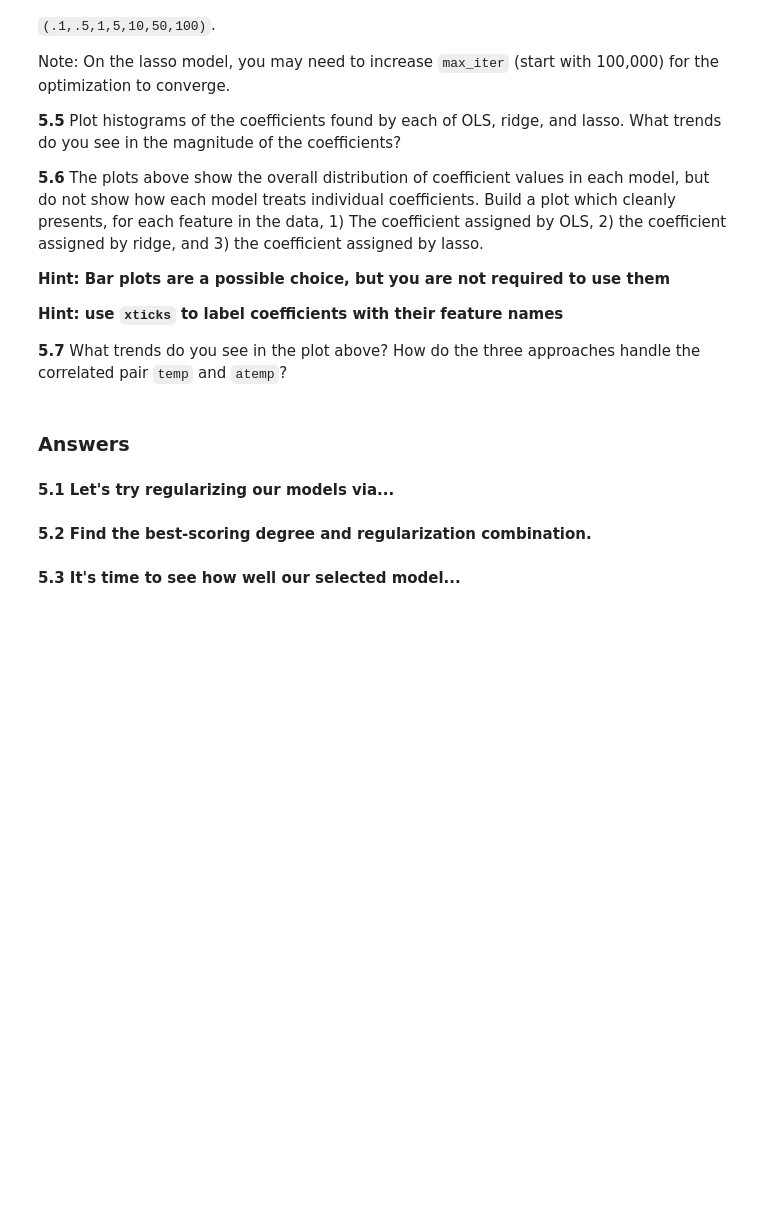
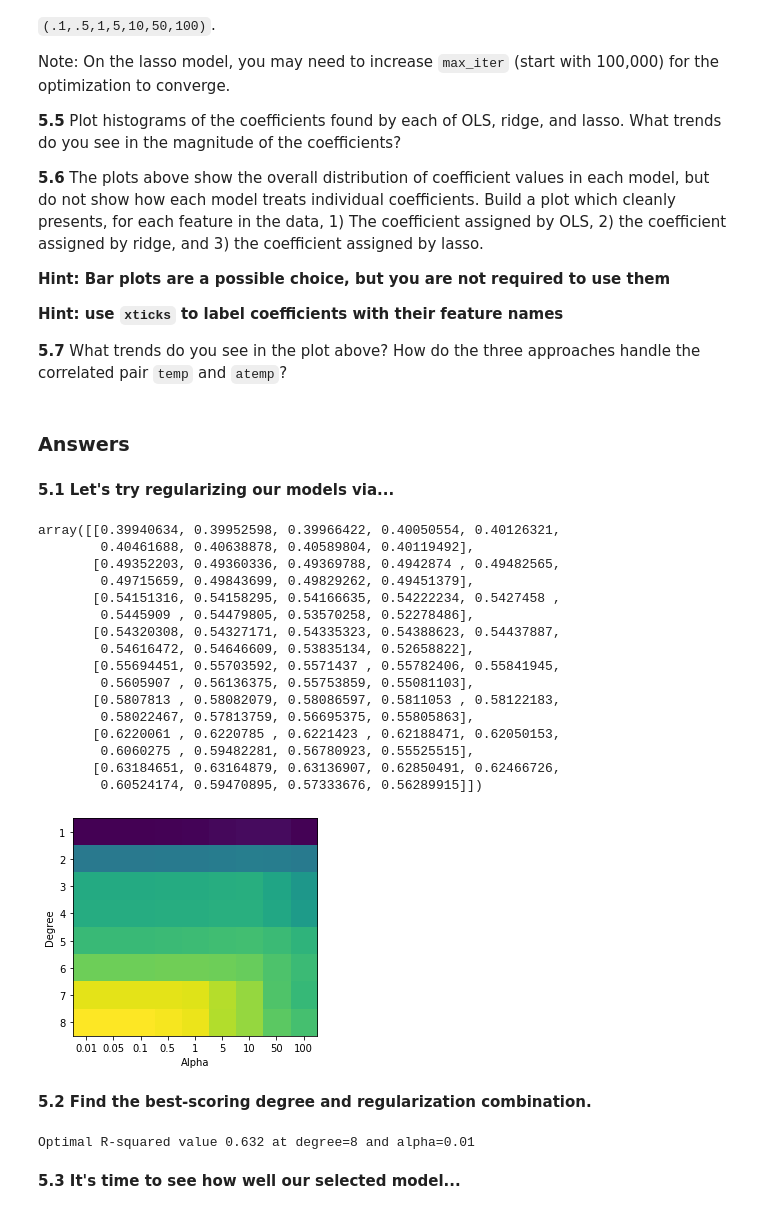
Before and after one commit to kdumontnu/2019-CS109A, a Jupyter notebook: homework/hw3/cs109a_hw3submit.ipynb, the cells around one changed output. Saved outputs shown, nothing was run; the diff lists cells and outputs as text; code cells hidden in the pictures; blank space fills up the shorter version.

```diff
--- a/homework/hw3/cs109a_hw3submit.ipynb
+++ b/homework/hw3/cs109a_hw3submit.ipynb
@@ -1122,2 +1118,42 @@ Note: On the lasso model, you may need to increase `max_iter` (start with 100,00
+# %%
+# Split training set
+BSS_train_split, BSS_val = train_test_split(BSS_train,
+                                           random_state = 90,
+                                           test_size = 0.8)
+alphas = [.01,.05,.1,.5,1,5,10,50,100]
+R_squared = np.zeros((8,len(alphas)))
+
+for degree in range(1,9):
+    x_train, y_train, x_val, y_val = get_design_mats(BSS_train_split.reset_index(), BSS_val.reset_index(), degree)
+
+    for alpha in alphas:
+        ridge_model = Ridge(alpha=alpha).fit(x_train, y_train)
+        R_squared[degree - 1][alphas.index(alpha)] = ridge_model.score(x_val, y_val)
+
+plt.imshow(R_squared)
+plt.xticks(np.arange(len(alphas)), labels=alphas)
+plt.yticks(np.arange(len(range(1,9))), labels=range(1,9))
+plt.xlabel('Alpha')
+plt.ylabel('Degree')
+
+R_squared
+# %% [output]
+array([[0.39940634, 0.39952598, 0.39966422, 0.40050554, 0.40126321,
+        0.40461688, 0.40638878, 0.40589804, 0.40119492],
+       [0.49352203, 0.49360336, 0.49369788, 0.4942874 , 0.49482565,
+        0.49715659, 0.49843699, 0.49829262, 0.49451379],
+       [0.54151316, 0.54158295, 0.54166635, 0.54222234, 0.5427458 ,
+        0.5445909 , 0.54479805, 0.53570258, 0.52278486],
+       [0.54320308, 0.54327171, 0.54335323, 0.54388623, 0.54437887,
+        0.54616472, 0.54646609, 0.53835134, 0.52658822],
+       [0.55694451, 0.55703592, 0.5571437 , 0.55782406, 0.55841945,
+        0.5605907 , 0.56136375, 0.55753859, 0.55081103],
+       [0.5807813 , 0.58082079, 0.58086597, 0.5811053 , 0.58122183,
+        0.58022467, 0.57813759, 0.56695375, 0.55805863],
+       [0.6220061 , 0.6220785 , 0.6221423 , 0.62188471, 0.62050153,
+        0.6060275 , 0.59482281, 0.56780923, 0.55525515],
+       [0.63184651, 0.63164879, 0.63136907, 0.62850491, 0.62466726,
+        0.60524174, 0.59470895, 0.57333676, 0.56289915]])
+[figure, added]
 # %% [markdown]
 **5.2 Find the best-scoring degree and regularization combination.**
@@ -1126,2 +1160,10 @@ Note: On the lasso model, you may need to increase `max_iter` (start with 100,00
+# %%
+# your code here
+degree_i = (int)(np.argmax(R_squared)/len(alphas))
+alpha_i = (int)(np.argmax(R_squared)%len(alphas))
+print('Optimal R-squared value {:1.3} at degree={} and alpha={}'.format(
+    R_squared[degree_i][alpha_i], degree_i + 1, alphas[alpha_i]))
+# %% [output]
+Optimal R-squared value 0.632 at degree=8 and alpha=0.01
 # %% [markdown]
 **5.3 It's time to see how well our selected model...**
```
Also changed, not shown: parts of 12 cells of this notebook.
